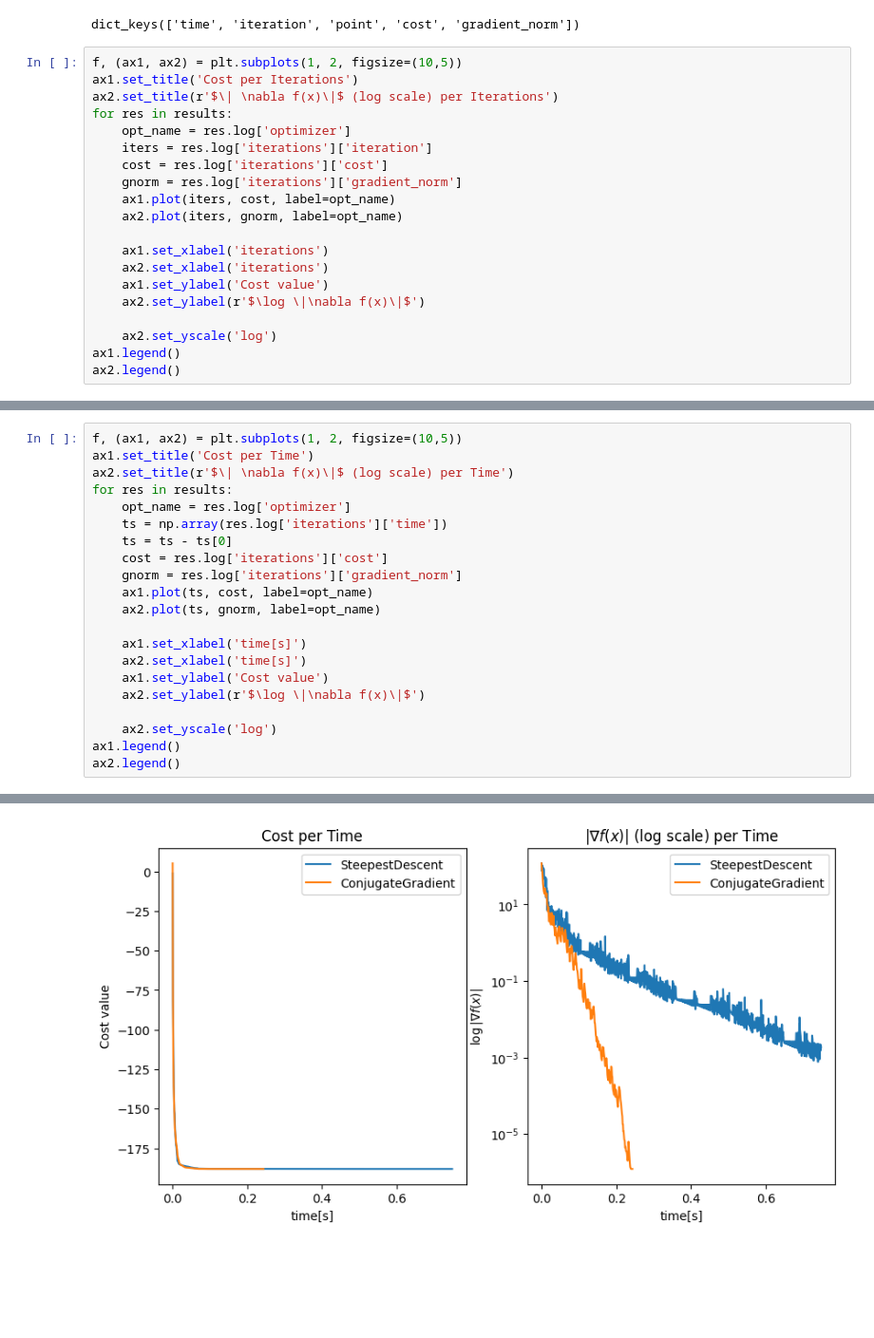
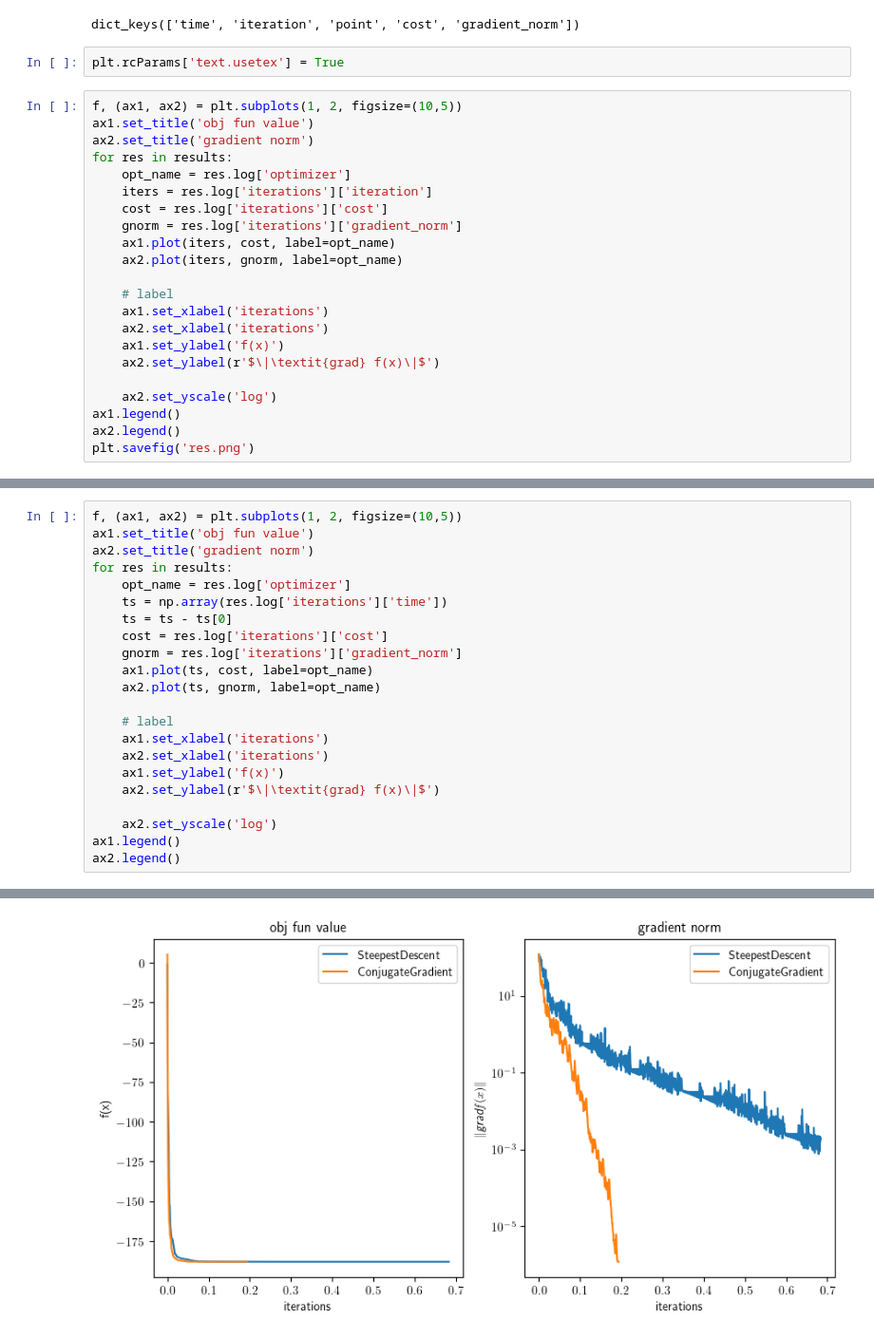
Before and after one commit to h-atsu/riemann_opt, a Jupyter notebook: Stiefel.ipynb, the cells around one changed output, grey strips where cells are left out. Shown: that part at 95% size. Drawn from its saved outputs; the diff is of its cells as text; blank space fills up the shorter version.

Commit message:
fix label

```diff
--- a/Stiefel.ipynb
+++ b/Stiefel.ipynb
@@ -48,10 +48,12 @@ dict_keys(['optimizer', 'stopping_criteria', 'optimizer_parameters', 'iterations
 results[0].log['iterations'].keys()
 # %% [output]
 dict_keys(['time', 'iteration', 'point', 'cost', 'gradient_norm'])
+# %%
+plt.rcParams['text.usetex'] = True
 # %%
 f, (ax1, ax2) = plt.subplots(1, 2, figsize=(10,5))
-ax1.set_title('Cost per Iterations')
-ax2.set_title(r'$\| \nabla f(x)\|$ (log scale) per Iterations')
+ax1.set_title('obj fun value')
+ax2.set_title('gradient norm')
 for res in results:
     opt_name = res.log['optimizer']
     iters = res.log['iterations']['iteration']
@@ -60,12 +62,14 @@ for res in results:
     ax1.plot(iters, cost, label=opt_name)
     ax2.plot(iters, gnorm, label=opt_name)
 
+    # label
     ax1.set_xlabel('iterations')
     ax2.set_xlabel('iterations')
-    ax1.set_ylabel('Cost value')
-    ax2.set_ylabel(r'$\log \|\nabla f(x)\|$')
+    ax1.set_ylabel('f(x)')
+    ax2.set_ylabel(r'$\|\textit{grad} f(x)\|$')
 
     ax2.set_yscale('log')
 ax1.legend()
 ax2.legend()
+plt.savefig('res.png')
 # %% [output]
@@ -74,24 +77,25 @@ ax2.legend()
 # %%
 f, (ax1, ax2) = plt.subplots(1, 2, figsize=(10,5))
-ax1.set_title('Cost per Time')
-ax2.set_title(r'$\| \nabla f(x)\|$ (log scale) per Time')
+ax1.set_title('obj fun value')
+ax2.set_title('gradient norm')
 for res in results:
     opt_name = res.log['optimizer']
     ts = np.array(res.log['iterations']['time'])
     ts = ts - ts[0]
     cost = res.log['iterations']['cost']
     gnorm = res.log['iterations']['gradient_norm']
     ax1.plot(ts, cost, label=opt_name)
     ax2.plot(ts, gnorm, label=opt_name)
 
-    ax1.set_xlabel('time[s]')
-    ax2.set_xlabel('time[s]')
-    ax1.set_ylabel('Cost value')
-    ax2.set_ylabel(r'$\log \|\nabla f(x)\|$')
+    # label
+    ax1.set_xlabel('iterations')
+    ax2.set_xlabel('iterations')
+    ax1.set_ylabel('f(x)')
+    ax2.set_ylabel(r'$\|\textit{grad} f(x)\|$')
 
     ax2.set_yscale('log')
 ax1.legend()
 ax2.legend()
 # %% [output]
 <matplotlib.legend.Legend at 0x...>
-[figure, old version]
+[figure, new version]
```
Also changed, not shown: parts of 3 cells of this notebook.
